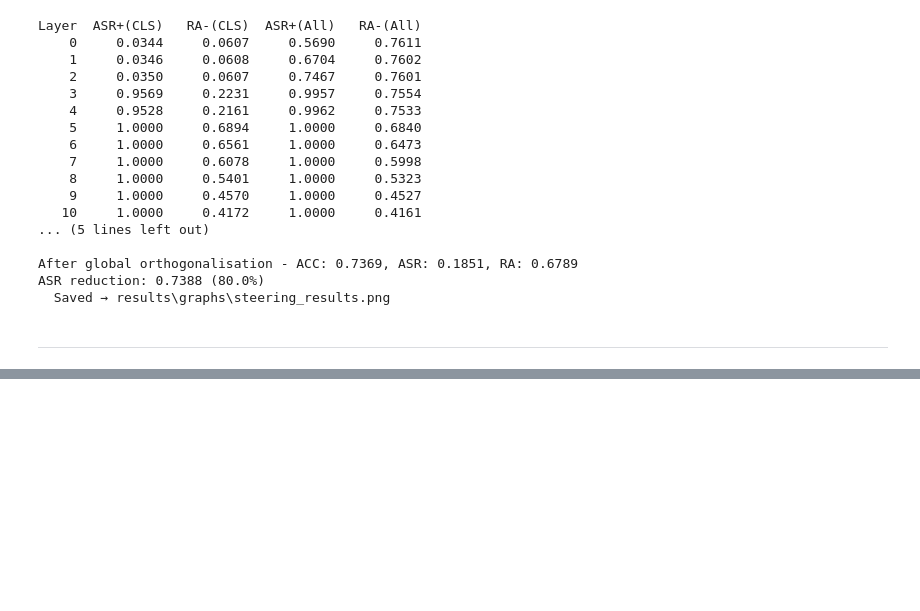
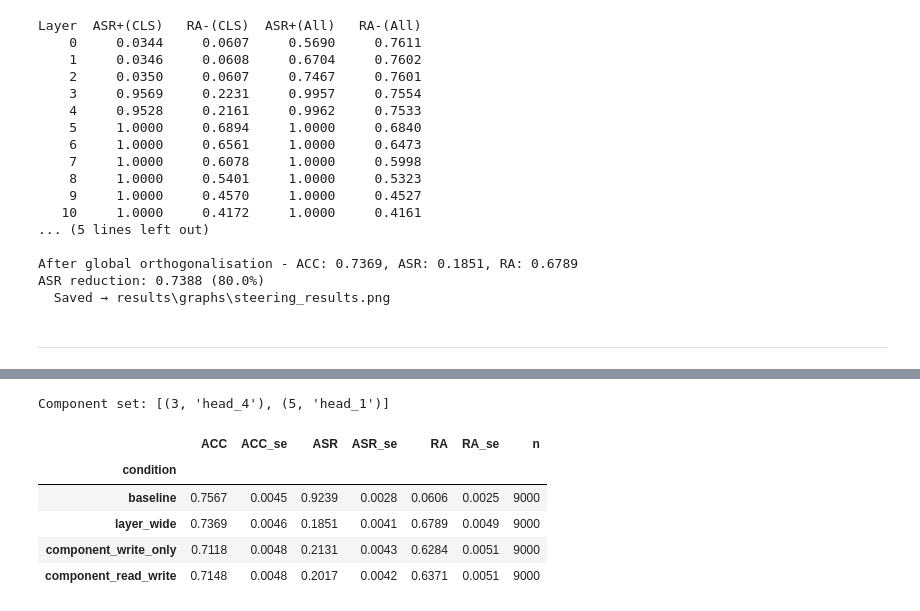
Before and after one commit to morriisw/BackdoorBench, a Jupyter notebook: vit-backdoor-analysis.ipynb, the cells around one changed output, grey strips where cells are left out. Drawn from its saved outputs; the diff is of its cells as text; code cells hidden in the pictures; blank space fills up the shorter version.

Commit message:
Add Phase 1 analysis and generated plots, and Phase 2 component-wise weight orthgonalisation defence.

```diff
--- a/vit-backdoor-analysis.ipynb
+++ b/vit-backdoor-analysis.ipynb
@@ -223,0 +172,16 @@ results = run_phase1_pipeline(
+# %%
+from phase1 import run_phase1_pipeline, load_model_checkpoint
+
+clean_model = ViT_Small(num_classes=10)
+load_model_checkpoint("record/clean_vit_small_cifar10/clean_model.pth", clean_model, "cuda")
+
+results = run_phase1_pipeline(
+    model=model,
+    analysis_loader=paired_loader,
+    directions_cls=phase0_results["directions_cls"],
+    r_hat=phase0_results["r_hat"],
+    target_class=0,
+    device="cuda",
+    image_size=32, patch_size=4,  # set cls_offset=2 for DeiT-Tiny's [CLS]+[DIST]
+    clean_model=clean_model,
+)
@@ -223,0 +193,39 @@ results = run_phase1_pipeline(
+# %%
+import importlib
+import phase2
+importlib.reload(phase2)
+from phase2 import run_phase2_comparison, phase2_results_table
+
+# Build component_set from phase1's greedy result
+# TODO: Return component_set from phase1
+greedy = results["greedy_minimality_search"]
+minimal_labels = None
+for mode in ("all", "cls"):
+    if greedy.get(mode) and greedy[mode]["minimal_set_size"] is not None:
+        sz = greedy[mode]["minimal_set_size"]
+        minimal_labels = greedy[mode]["history"][sz - 1]["cumulative_set"]
+        break
+
+component_set = [(int(lbl[1:].split("-", 1)[0]), lbl[1:].split("-", 1)[1]) for lbl in minimal_labels]
+print("Component set:", component_set)
+
+phase2_results = run_phase2_comparison(
+    model=model,  # Backdoored model
+    loader=paired_loader,
+    r_hat=phase0_results["r_hat"],
+    component_set=component_set,
+    target_class=0,
+    device="cuda",
+    max_batches=None,
+    include_read_variant=True,
+)
+
+phase2_results_table(phase2_results)
+# %% [output]
+Component set: [(3, 'head_4'), (5, 'head_1')]
+|  | ACC | ACC_se | ASR | ASR_se | RA | RA_se | n |
+| condition |  |  |  |  |  |  |  |
+| baseline | 0.7567 | 0.0045 | 0.9239 | 0.0028 | 0.0606 | 0.0025 | 9000 |
+| layer_wide | 0.7369 | 0.0046 | 0.1851 | 0.0041 | 0.6789 | 0.0049 | 9000 |
+| component_write_only | 0.7118 | 0.0048 | 0.2131 | 0.0043 | 0.6284 | 0.0051 | 9000 |
+| component_read_write | 0.7148 | 0.0048 | 0.2017 | 0.0042 | 0.6371 | 0.0051 | 9000 |
```
Also changed, not shown: parts of 4 cells of this notebook, 24 other files.
